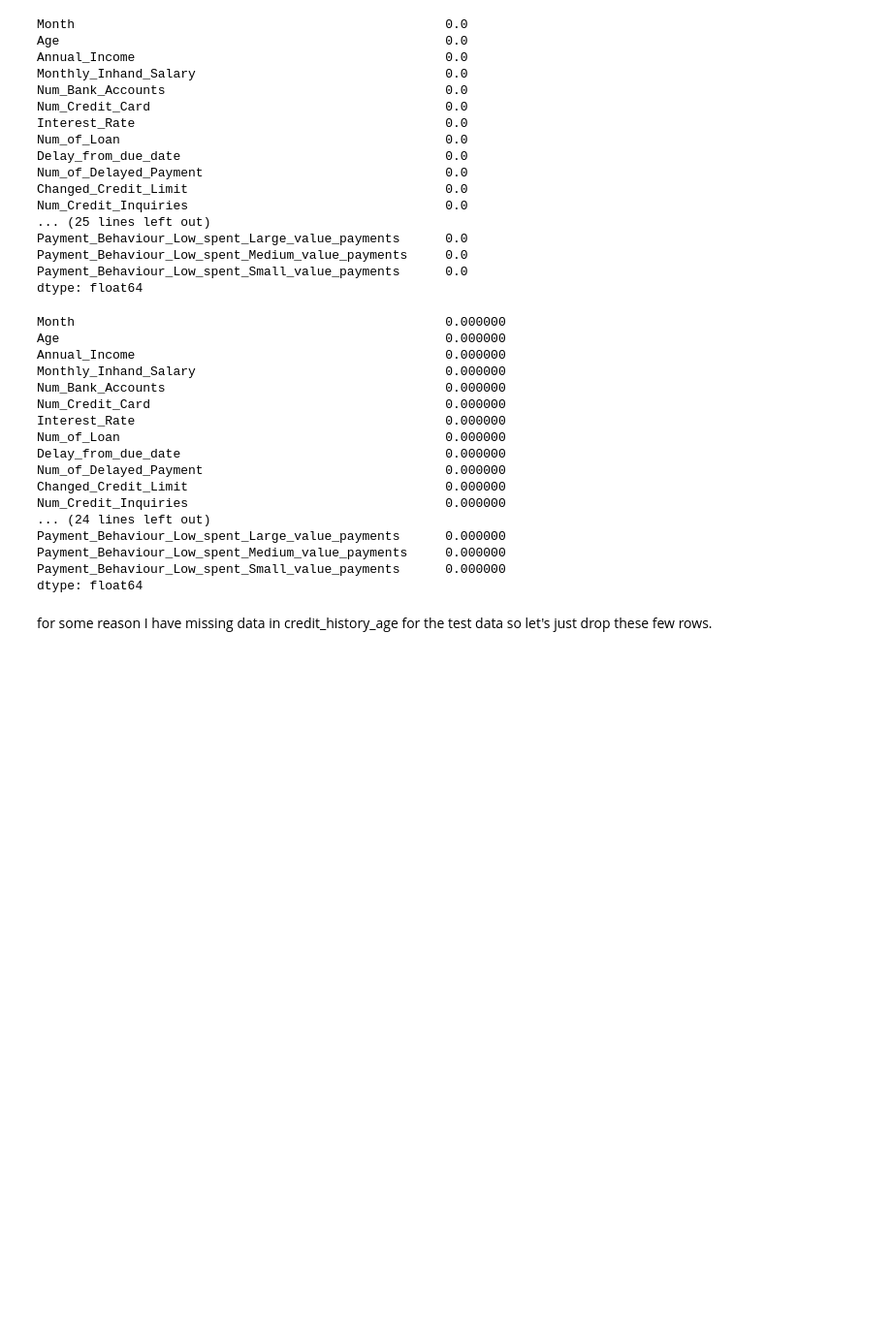
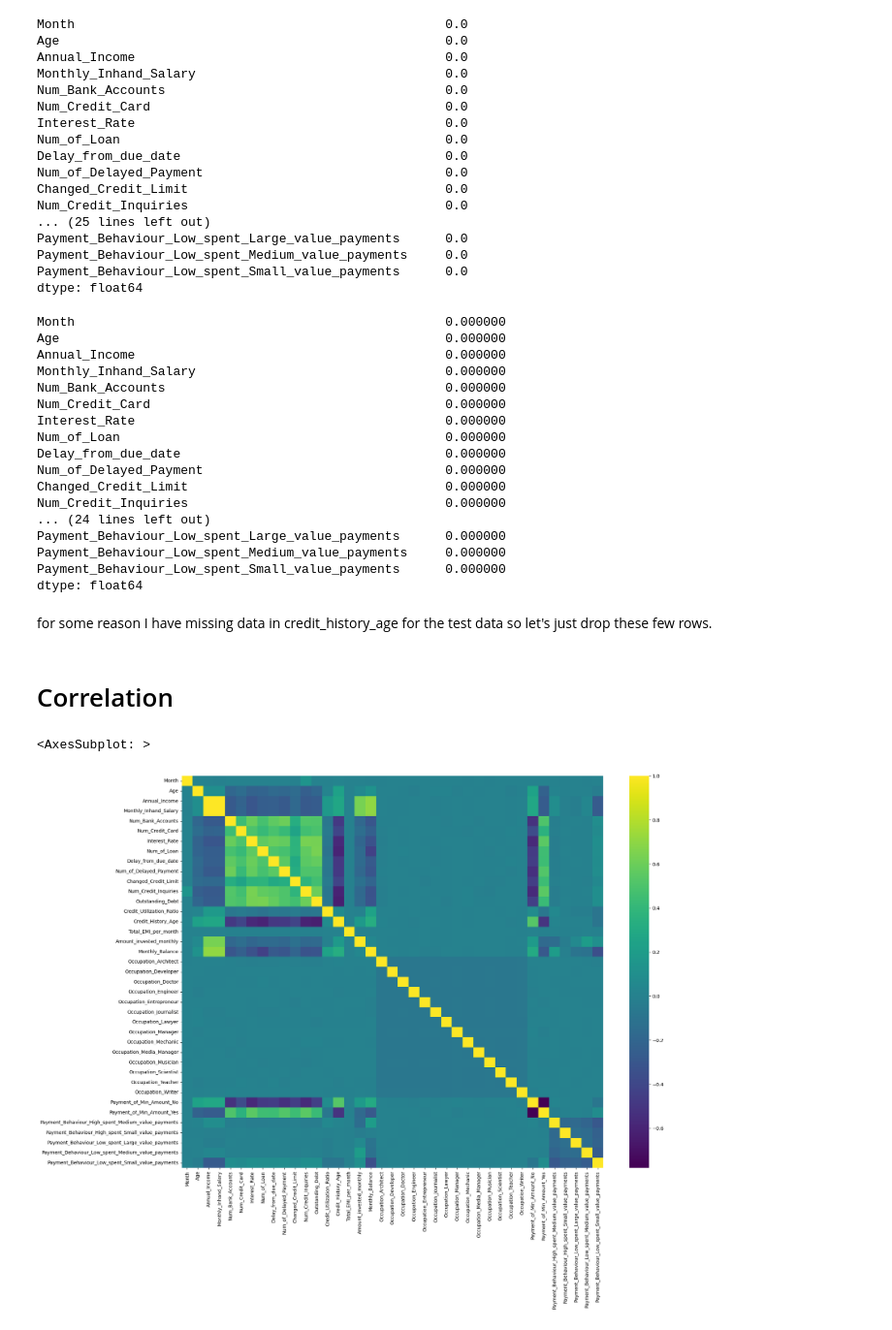
Before and after one commit to jackhenshaw/creditScore, a Jupyter notebook: credit_score.ipynb, the cells around one changed output. Shown at 97% size. Cells and saved outputs as stored; diff of their text form; code cells hidden in the pictures; blank space fills up the shorter version.

Commit message:
Investigating the correlation between variables

```diff
--- a/credit_score.ipynb
+++ b/credit_score.ipynb
@@ -1667,3 +1667,11 @@ for some reason I have missing data in credit_history_age for the test data so l
 # %%
 df_train.dropna(inplace=True)
 df_test.dropna(inplace=True)
+# %% [markdown]
+# Correlation
+# %%
+plt.figure(figsize=(20,15))
+sns.heatmap(df_train.corr(), cmap='viridis')
+# %% [output]
+<AxesSubplot: >
+[figure, added]
```
Also changed, not shown: parts of 10 cells of this notebook.
